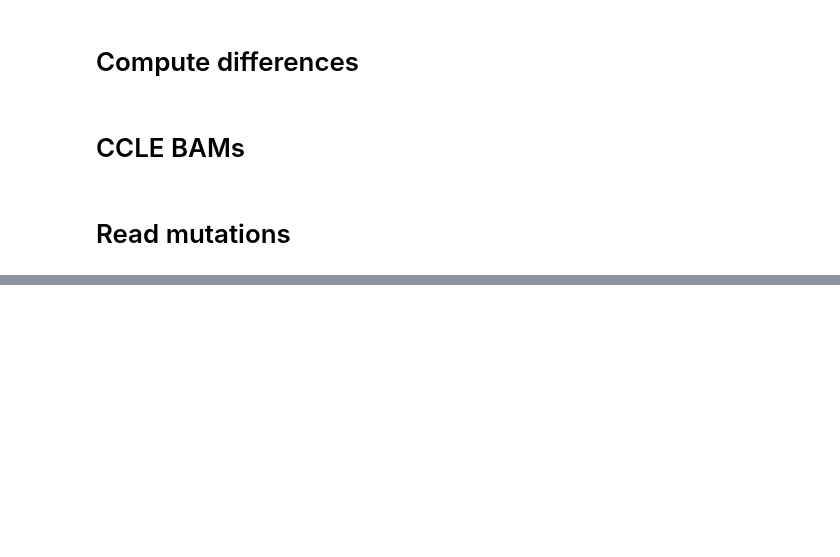
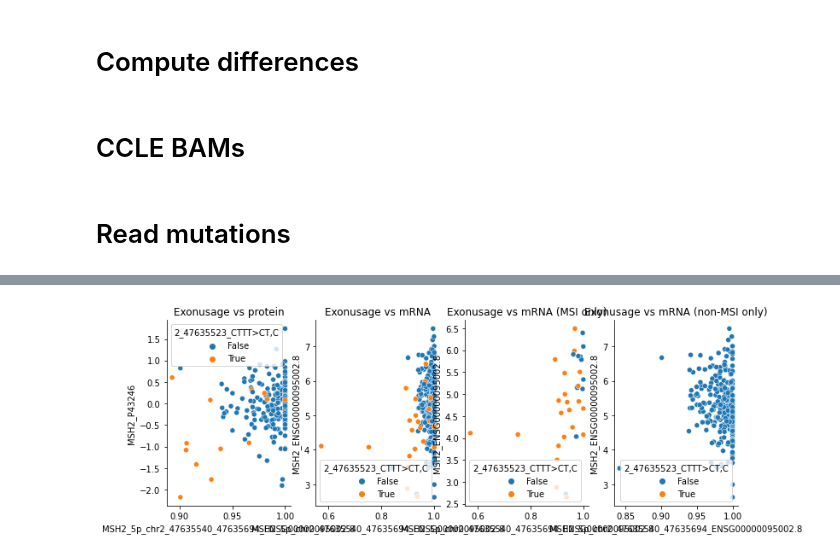
Before and after one commit to kevinhu/mdm4-splicing, a Jupyter notebook: notebooks/tabS5_msi-diffs.ipynb, the cells around one changed output, grey strips where cells are left out. Drawn from its saved outputs; the diff is of its cells as text; code cells hidden in the pictures; blank space fills up the shorter version.

```diff
--- a/notebooks/tabS5_msi-diffs.ipynb
+++ b/notebooks/tabS5_msi-diffs.ipynb
@@ -6,6 +15,7 @@ import many
 # %%
 ccle_exonusage = cancer_data.load("ccle_exonusage")
 ccle_proteomics = cancer_data.load("ccle_proteomics")
+ccle_genex = cancer_data.load("ccle_gene_tpm")
 
 merged_ccle_info = pd.read_csv("../data/supplementary/S1_merged-ccle-info.txt",sep="\t",index_col=0)
 # %% [output]
@@ -13,4 +22,10 @@ INFO:numexpr.utils:Note: NumExpr detected 16 cores but "NUMEXPR_MAX_THREADS" not
 INFO:numexpr.utils:NumExpr defaulting to 8 threads.
+# %%
+msi_cell_lines = set(merged_ccle_info.index[merged_ccle_info["MSI"]==True])
+non_msi_cell_lines = set(merged_ccle_info.index[merged_ccle_info["MSI"]==False])
+
+ccle_exonusage_msi = ccle_exonusage[ccle_exonusage.index.isin(msi_cell_lines)]
+ccle_exonusage_non_msi = ccle_exonusage[ccle_exonusage.index.isin(non_msi_cell_lines)]
 # %% [markdown]
 # Compute differences
 # %%
@@ -103,3 +128,29 @@ msi_exon_calls = pd.read_csv(
     sep="\t",
     names=["chrom", "pos", "sample", "ref", "alt", "genotype"],
 )
+
+msi_exon_calls["snp"] = (
+    msi_exon_calls["chrom"].astype(str)
+    + "_"
+    + msi_exon_calls["pos"].astype(str)
+    + "_"
+    + msi_exon_calls["ref"].astype(str)
+    + ">"
+    + msi_exon_calls["alt"].astype(str)
+)
+
+wgs_sample_ids = pd.read_csv(
+    "../scripts/wgs_ids_samples.txt", sep="\t", names=["ach_id", "sample_name", "cn_bi"]
+)
+wgs_sample_map = dict(zip(wgs_sample_ids["sample_name"], wgs_sample_ids["ach_id"]))
+wgs_sample_map["Detroit 562"] = "ACH-000207"
+
+msi_exon_calls["ach_id"] = msi_exon_calls["sample"].apply(lambda x: wgs_sample_map[x])
+
+msi_exon_calls["mut_site"] = (
+    msi_exon_calls["chrom"] + "_" + msi_exon_calls["pos"].astype(str)
+)
+msi_exon_calls["value"] = 1
+msi_exon_mut_mat = pd.pivot_table(
+    msi_exon_calls, values="value", index=["ach_id"], columns="snp", fill_value=0
+)
@@ -123,0 +298,11 @@ msi_exon_calls["truncated"] = msi_exon_calls[msi_exon_calls["alt"]]
+# %%
+make_exon_msi_plots(
+    "MSH2_5p_chr2_47635540_47635694_ENSG00000095002.8",
+    "MSH2_ENSG00000095002.8",
+    "MSH2_P43246",
+    "2_47635523_CTTT>CT,C",
+)
+
+plt.savefig("../plots/MSH2_polya_truncations.pdf", bbox_inches="tight")
+# %% [output]
+[figure, added]
```
Also changed, not shown: parts of 22 cells of this notebook, 18 other files.
